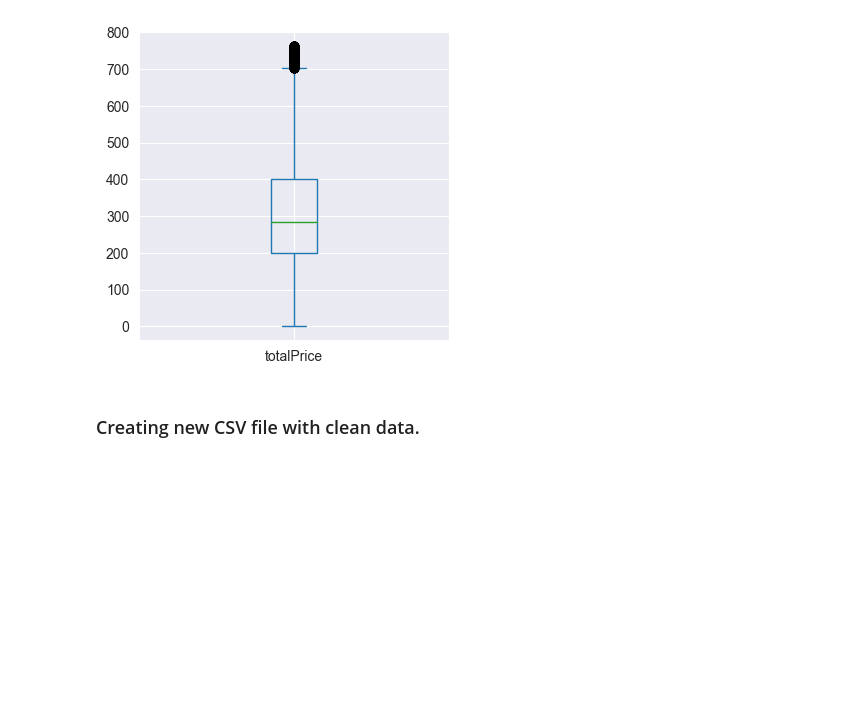
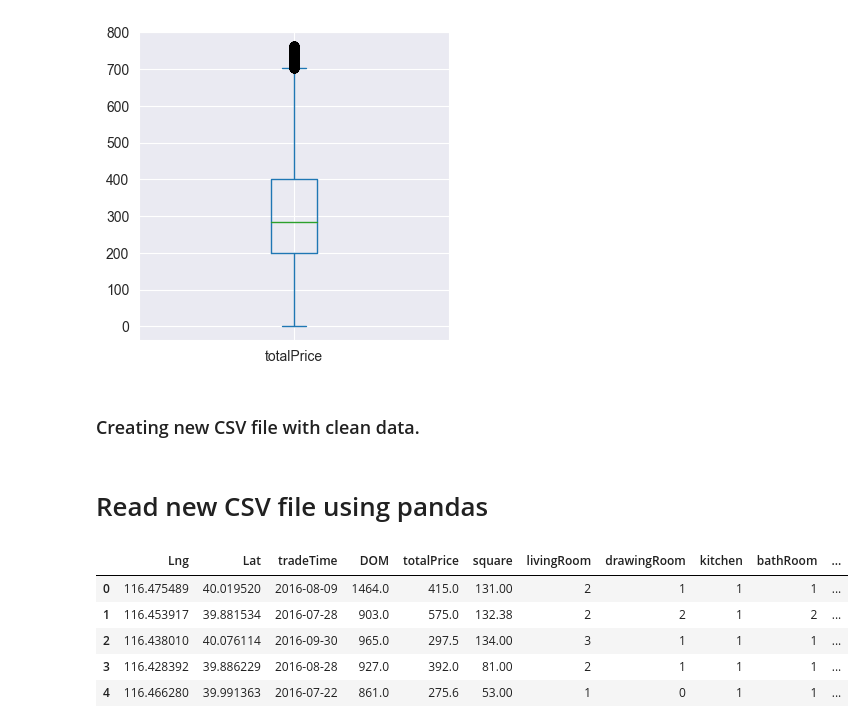
Before and after one commit to Estaheri7/Beijing-Housing-Analysis, a Jupyter notebook: src/housing_analysis.ipynb, the cells around one changed output. Drawn from its saved outputs; the diff is of its cells as text; code cells hidden in the pictures; blank space fills up the shorter version.

```diff
--- a/src/housing_analysis.ipynb
+++ b/src/housing_analysis.ipynb
@@ -373,3 +374,16 @@ housing_no_outliers.totalPrice.plot(kind = "box", figsize=(4,4));
 ### Creating new CSV file with clean data.
 # %%
 housing_no_outliers.to_csv('housing_no_outliers.csv', encoding='gbk', index=False)
+# %% [markdown]
+# Read new CSV file using pandas
+# %%
+housing_no_outlier = pd.read_csv("housing_no_outliers.csv", encoding='gbk')
+# %%
+housing_no_outlier.head()
+# %% [output]
+|  | Lng | Lat | tradeTime | DOM | totalPrice | square | livingRoom | drawingRoom | kitchen | bathRoom | ... |
+| 0 | 116.475489 | 40.019520 | 2016-08-09 | 1464.0 | 415.0 | 131.00 | 2 | 1 | 1 | 1 | ... |
+| 1 | 116.453917 | 39.881534 | 2016-07-28 | 903.0 | 575.0 | 132.38 | 2 | 2 | 1 | 2 | ... |
+| 2 | 116.438010 | 40.076114 | 2016-09-30 | 965.0 | 297.5 | 134.00 | 3 | 1 | 1 | 1 | ... |
+| 3 | 116.428392 | 39.886229 | 2016-08-28 | 927.0 | 392.0 | 81.00 | 2 | 1 | 1 | 1 | ... |
+| 4 | 116.466280 | 39.991363 | 2016-07-22 | 861.0 | 275.6 | 53.00 | 1 | 0 | 1 | 1 | ... |
```
Also changed, not shown: parts of 4 cells of this notebook.
